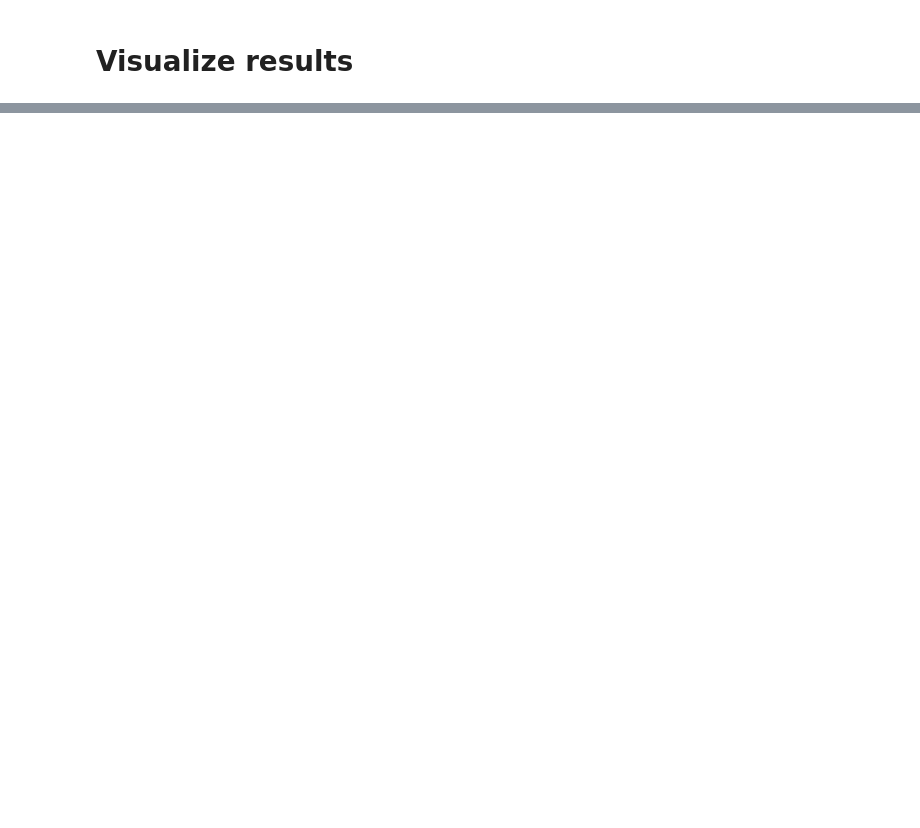
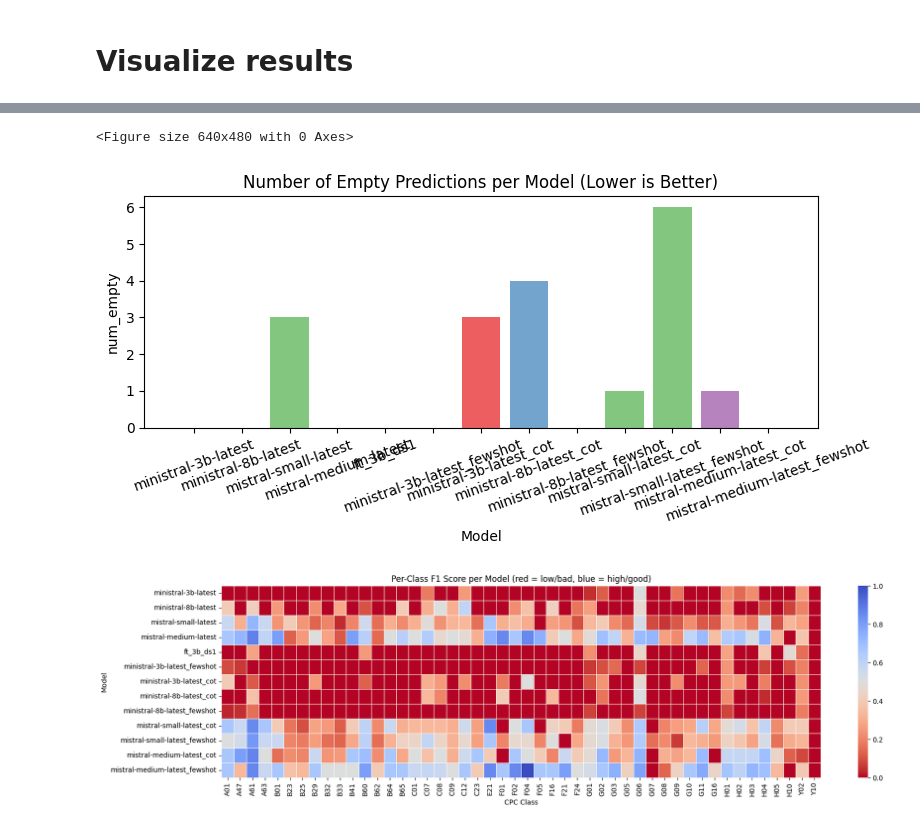
Before and after one commit to wendy-aw/mistral_ft, a Jupyter notebook: viz_results.ipynb, the cells around one changed output, grey strips where cells are left out. Drawn from its saved outputs; the diff is of its cells as text; code cells hidden in the pictures; blank space fills up the shorter version.

```diff
--- a/viz_results.ipynb
+++ b/viz_results.ipynb
@@ -184,0 +145,56 @@ plt.show()
+# %%
+# Create model color legend (top right) - only for selected models
+selected_base_models = df_selected["base_model"].unique()
+model_legend_elements = [Line2D([0], [0], color=color_map[model], lw=2, label=model)
+                        for model in selected_base_models]
+model_legend = ax.legend(handles=model_legend_elements, title="Base Model",
+                        loc='upper left', bbox_to_anchor=(1.02, 1), frameon=True)
+
+# Create prompt type legend (below model legend)
+prompt_legend_elements = [Line2D([0], [0], color='black', linestyle=line_styles[prompt_type],
+                                lw=2, label=prompt_type)
+                         for prompt_type in line_styles.keys()]
+prompt_legend = ax.legend(handles=prompt_legend_elements, title="Prompt Type",
+                         loc='upper left', bbox_to_anchor=(1.02, 0.4), frameon=True)
+
+# Add both legends to the plot
+ax.add_artist(model_legend)
+
+plt.tight_layout()
+plt.show()
+
+# Chart 3: Plot num_empty separately
+plt.figure(figsize=(8, 4))
+for _, row in df_selected.iterrows():
+    display_model = row["display_model"]
+    base_model = row["base_model"]
+
+    plt.bar(display_model, row["num_empty"], color=color_map[base_model], alpha=0.7)
+plt.xlabel("Model")
+plt.ylabel("num_empty")
+plt.title("Number of Empty Predictions per Model (Lower is Better)")
+plt.xticks(rotation=20)
+plt.tight_layout()
+plt.show()
+
+# Chart 4: Per-class F1 score
+class_f1_matrix = pd.DataFrame(
+    [ast.literal_eval(row["class_f1"]) for _, row in df_selected.iterrows()], index=df_selected["display_model"]
+)
+
+plt.figure(figsize=(18, 5))
+sns.heatmap(
+    class_f1_matrix.astype(float),
+    cmap="coolwarm_r",  # The "_r" reverses the colormap
+    annot=False,
+    linewidths=0.5,
+)
+plt.title("Per-Class F1 Score per Model (red = low/bad, blue = high/good)")
+plt.xlabel("CPC Class")
+plt.ylabel("Model")
+plt.tight_layout()
+plt.show()
+# %% [output]
+<Figure size 640x480 with 0 Axes>
+[figure, added]
+[figure, added]
```
Also changed, not shown: parts of 2 cells of this notebook.
